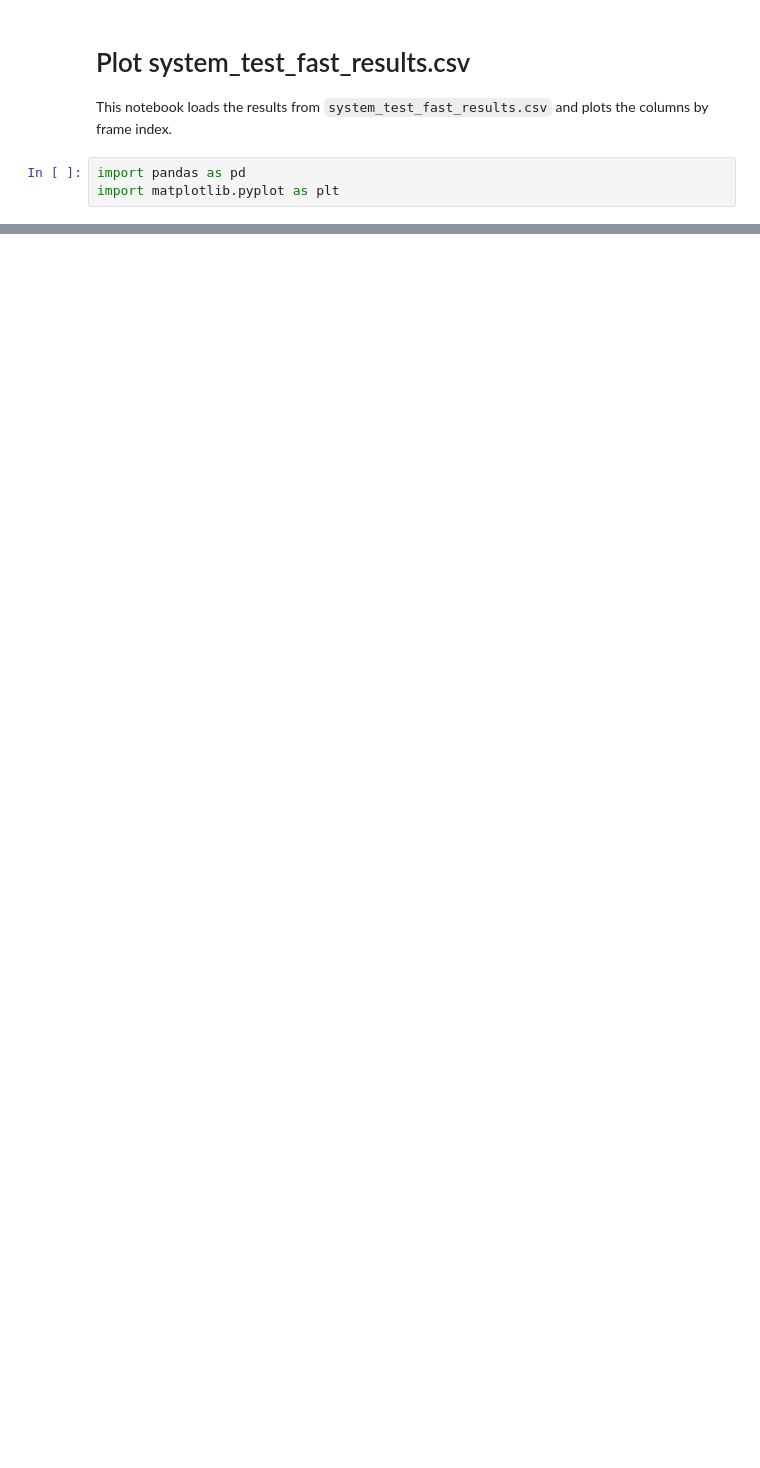
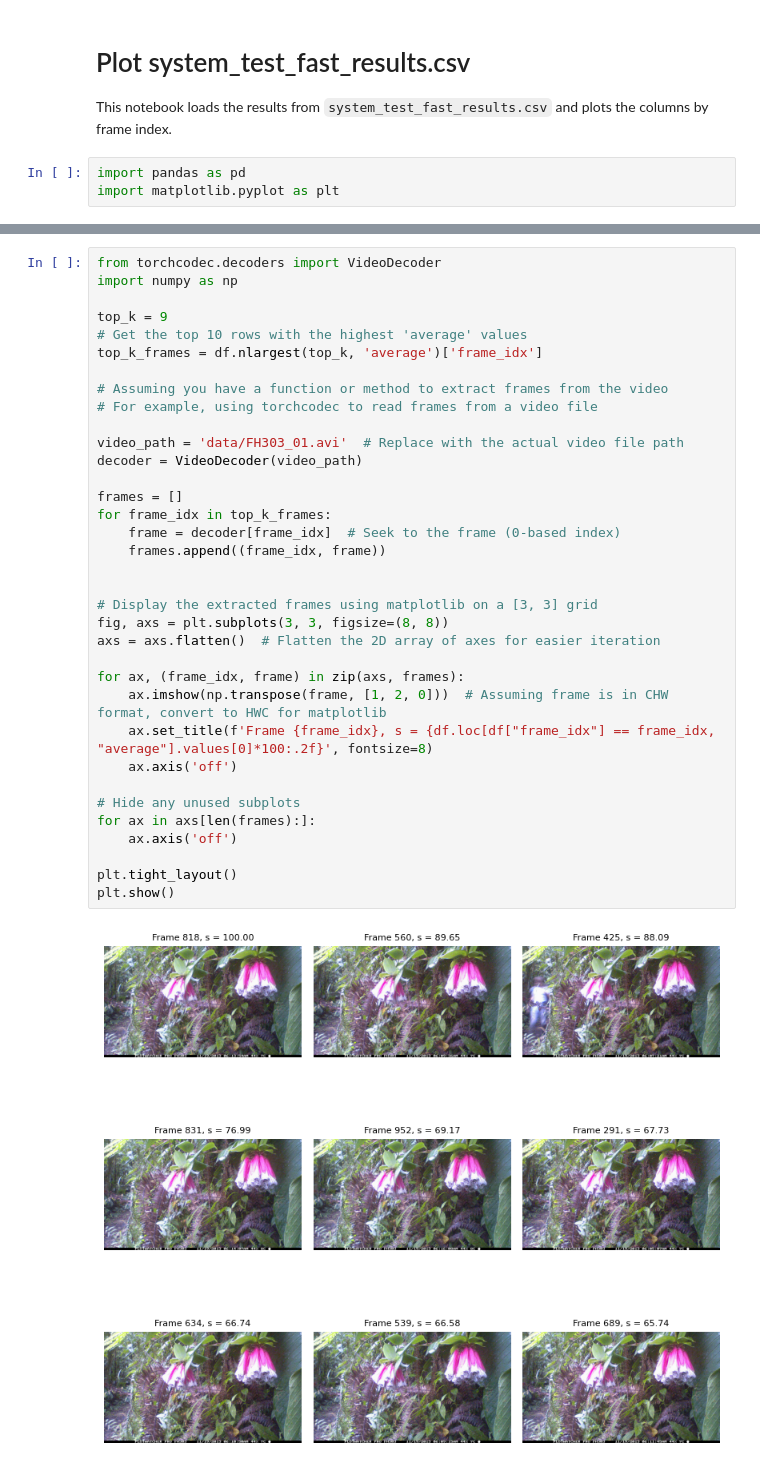
Before and after one commit to lpego/hummingbird-classifier, a Jupyter notebook: plot_system_test_results.ipynb, the cells around one changed output, grey strips where cells are left out. Drawn from its saved outputs; the diff is of its cells as text; blank space fills up the shorter version.

```diff
--- a/plot_system_test_results.ipynb
+++ b/plot_system_test_results.ipynb
@@ -55,0 +117,37 @@ plt.show()
+# %%
+from torchcodec.decoders import VideoDecoder
+import numpy as np
+
+top_k = 9
+# Get the top 10 rows with the highest 'average' values
+top_k_frames = df.nlargest(top_k, 'average')['frame_idx']
+
+# Assuming you have a function or method to extract frames from the video
+# For example, using torchcodec to read frames from a video file
+
+video_path = 'data/FH303_01.avi'  # Replace with the actual video file path
+decoder = VideoDecoder(video_path)
+
+frames = []
+for frame_idx in top_k_frames:
+    frame = decoder[frame_idx]  # Seek to the frame (0-based index)
+    frames.append((frame_idx, frame))
+
+
+# Display the extracted frames using matplotlib on a [3, 3] grid
+fig, axs = plt.subplots(3, 3, figsize=(8, 8))
+axs = axs.flatten()  # Flatten the 2D array of axes for easier iteration
+
+for ax, (frame_idx, frame) in zip(axs, frames):
+    ax.imshow(np.transpose(frame, [1, 2, 0]))  # Assuming frame is in CHW format, convert to HWC for matplotlib
+    ax.set_title(f'Frame {frame_idx}, s = {df.loc[df["frame_idx"] == frame_idx, "average"].values[0]*100:.2f}', fontsize=8)
+    ax.axis('off')
+
+# Hide any unused subplots
+for ax in axs[len(frames):]:
+    ax.axis('off')
+
+plt.tight_layout()
+plt.show()
+# %% [output]
+[figure, added]
```
Also changed, not shown: parts of 7 cells of this notebook, 4 other files.
